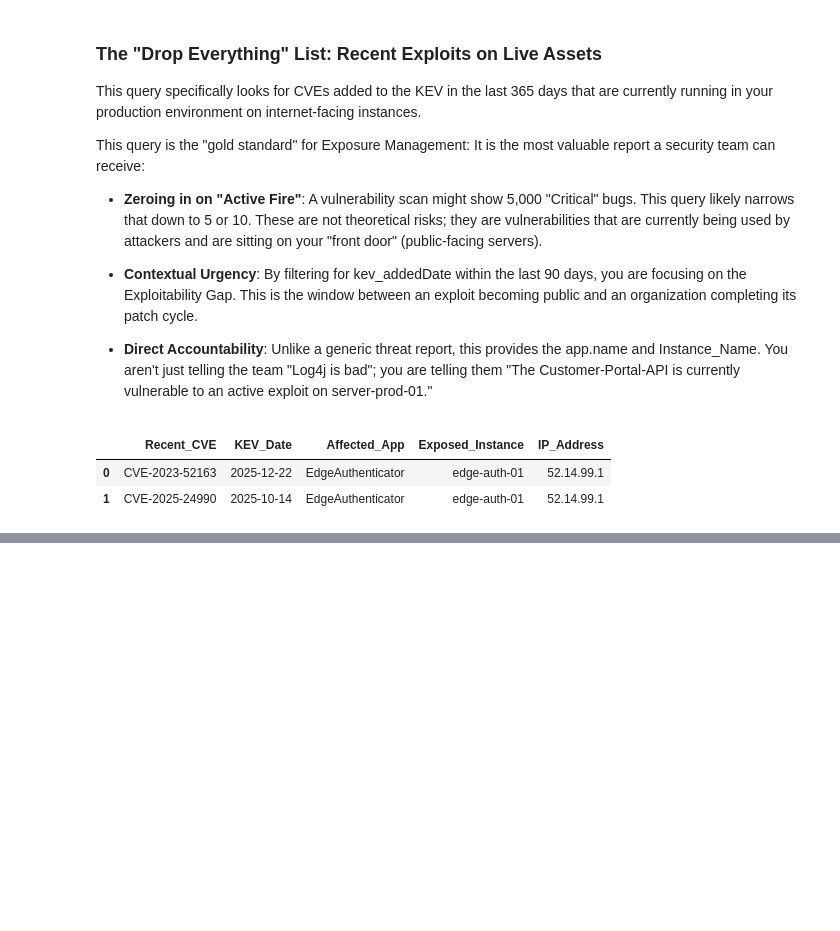
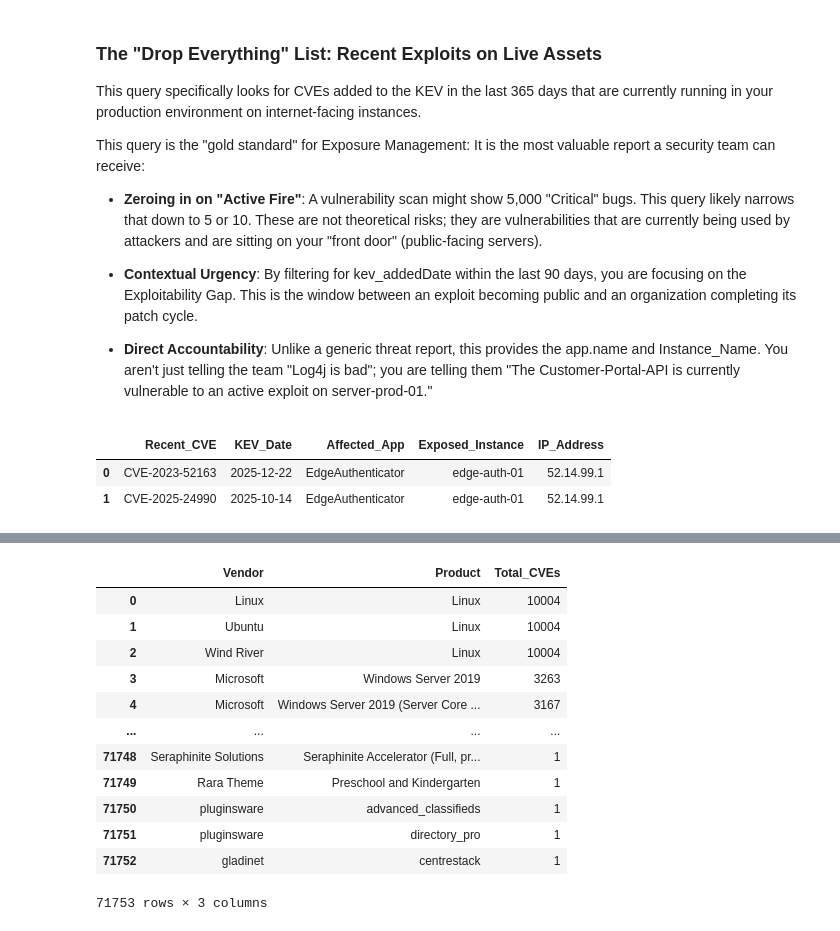
Before and after one commit to pedroleitao-neo4j/cyber-vpem, a Jupyter notebook: other.ipynb, the cells around one changed output, grey strips where cells are left out. Cells and saved outputs as stored; diff of their text form; code cells hidden in the pictures; blank space fills up the shorter version.

```diff
--- a/other.ipynb
+++ b/other.ipynb
@@ -166,0 +277,26 @@ df
+# %%
+query = """
+MATCH (p:Product)<-[:AFFECTS]-(v:CVE)
+WITH p, count(DISTINCT v) AS total_cves
+MATCH (p)<-[:PROVIDES]-(vend:Vendor)
+RETURN vend.name AS Vendor, p.name AS Product, total_cves AS Total_CVEs
+ORDER BY total_cves DESC
+"""
+results = run_cypher(query)
+# Print the results as an html table
+df = pd.DataFrame(results)
+df
+# %% [output]
+|  | Vendor | Product | Total_CVEs |
+| 0 | Linux | Linux | 10004 |
+| 1 | Ubuntu | Linux | 10004 |
+| 2 | Wind River | Linux | 10004 |
+| 3 | Microsoft | Windows Server 2019 | 3263 |
+| 4 | Microsoft | Windows Server 2019 (Server Core ... | 3167 |
+| ... | ... | ... | ... |
+| 71748 | Seraphinite Solutions | Seraphinite Accelerator (Full, pr... | 1 |
+| 71749 | Rara Theme | Preschool and Kindergarten | 1 |
+| 71750 | pluginsware | advanced_classifieds | 1 |
+| 71751 | pluginsware | directory_pro | 1 |
+| 71752 | gladinet | centrestack | 1 |
+71753 rows × 3 columns
```
Also changed, not shown: parts of 7 cells of this notebook, 2 other files.
